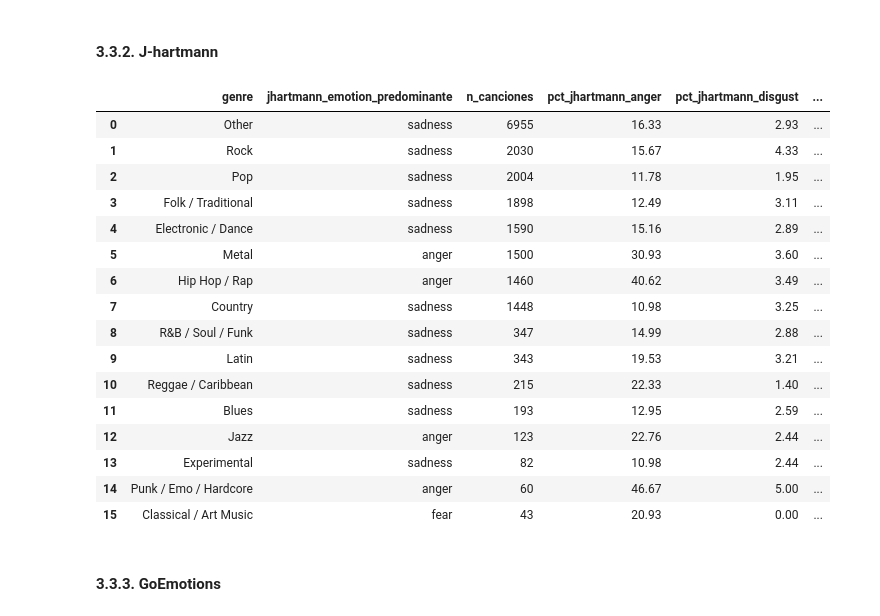
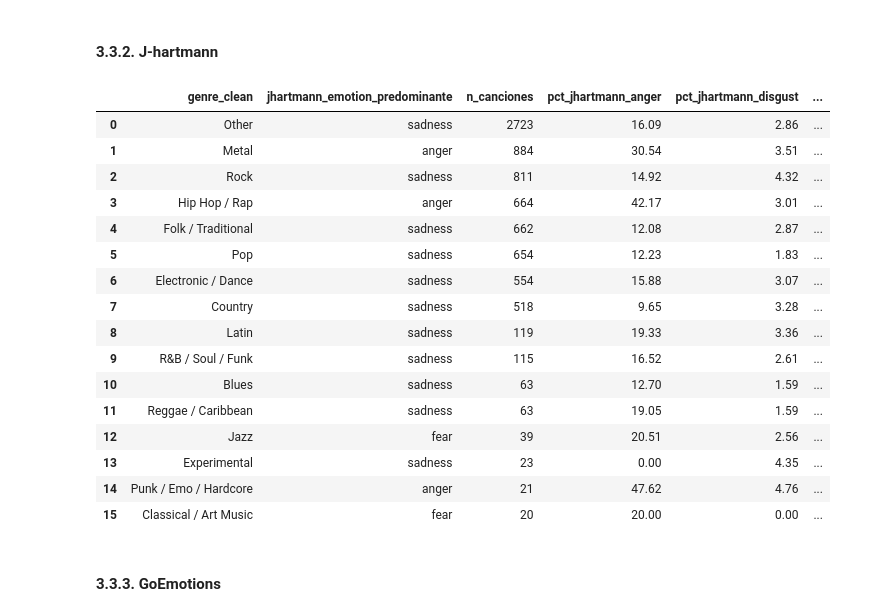
Before and after one commit to pacarma4/NLP, a Jupyter notebook: sentiment_analysis.ipynb, the cells around one changed output. Saved outputs shown, nothing was run; the diff lists cells and outputs as text; code cells hidden in the pictures.

```diff
--- a/sentiment_analysis.ipynb
+++ b/sentiment_analysis.ipynb
@@ -62,8 +62,9 @@ from transformers import AutoModelForSequenceClassification, AutoTokenizer
 Limpiar la letra sin destruir información útil para el sentimiento. En análisis de sentimiento no conviene eliminar stopwords agresivamente, porque palabras como not, never, no, without cambian completamente el significado.
 # %%
 # cargar dataset
-DATA_PATH = "outputs/songs_clean_by_genre_exploded_transformer.csv"
+#DATA_PATH = "outputs/songs_clean_by_genre_exploded_transformer.csv"
 
+DATA_PATH = "songs_with_years_processed.csv"
 df = pd.read_csv(DATA_PATH)
 
 print("Shape inicial:", df.shape)
@@ -632,7 +640,7 @@ for config in MODEL_CONFIGS:
     display(
         df_model_comparison[
             [
-                "artist",
+                "artist_clean",
                 "song",
                 config["output_col"],
                 config["score_col"],
@@ -999,13 +1081,10 @@ El `sentimiento_mayoritario` indica qué etiqueta aparece más veces dentro de u
 # %% [markdown]
 #### **3.3.2. J-hartmann**
 # %%
-
-# ============================================================
 # Porcentajes de emociones j-hartmann por género
-# ============================================================
 
 jhartmann_emotion_pct = pd.crosstab(
-    df_song_genre_models["genre"],
+    df_song_genre_models["genre_clean"],
     df_song_genre_models["jhartmann_emotion"],
     normalize="index"
 ) * 100
@@ -1050,75 +1129,74 @@ jhartmann_emotion_pct = (
     .reset_index()
 )
 
-# ============================================================
 # Número de canciones por género
-# ============================================================
+
 
 jhartmann_counts = (
     df_song_genre_models
-    .groupby("genre")
+    .groupby("genre_clean")
     .agg(n_canciones=("song_norm", "count"))
     .reset_index()
 )
 
-# ============================================================
+
 # Tabla final
-# ============================================================
+
 
 genre_jhartmann_final = jhartmann_counts.merge(
     jhartmann_emotion_pct,
-    on="genre",
+    on="genre_clean",
     how="left"
 )
 
 # Ordenar géneros alfabéticamente y crear índice 0, 1, 2...
 genre_jhartmann_final = (
     genre_jhartmann_final
     .sort_values("n_canciones", ascending=False)
     .reset_index(drop=True)
 )
 
 genre_jhartmann_final.insert(
     0,
     "genre_id",
     range(len(genre_jhartmann_final))
 )
 
 # Orden final de columnas
 cols_order = [
-    "genre",
+    "genre_clean",
     "jhartmann_emotion_predominante",
     "n_canciones",
     "pct_jhartmann_anger",
     "pct_jhartmann_disgust",
     "pct_jhartmann_fear",
     "pct_jhartmann_joy",
     "pct_jhartmann_neutral",
     "pct_jhartmann_sadness",
     "pct_jhartmann_surprise"
 ]
 
 genre_jhartmann_final = genre_jhartmann_final[cols_order]
 
 display(genre_jhartmann_final)
 # %% [output]
-|  | genre | jhartmann_emotion_predominante | n_canciones | pct_jhartmann_anger | pct_jhartmann_disgust | ... |
-| 0 | Other | sadness | 6955 | 16.33 | 2.93 | ... |
-| 1 | Rock | sadness | 2030 | 15.67 | 4.33 | ... |
-| 2 | Pop | sadness | 2004 | 11.78 | 1.95 | ... |
-| 3 | Folk / Traditional | sadness | 1898 | 12.49 | 3.11 | ... |
-| 4 | Electronic / Dance | sadness | 1590 | 15.16 | 2.89 | ... |
-| 5 | Metal | anger | 1500 | 30.93 | 3.60 | ... |
-| 6 | Hip Hop / Rap | anger | 1460 | 40.62 | 3.49 | ... |
-| 7 | Country | sadness | 1448 | 10.98 | 3.25 | ... |
-| 8 | R&B / Soul / Funk | sadness | 347 | 14.99 | 2.88 | ... |
-| 9 | Latin | sadness | 343 | 19.53 | 3.21 | ... |
-| 10 | Reggae / Caribbean | sadness | 215 | 22.33 | 1.40 | ... |
-| 11 | Blues | sadness | 193 | 12.95 | 2.59 | ... |
-| 12 | Jazz | anger | 123 | 22.76 | 2.44 | ... |
-| 13 | Experimental | sadness | 82 | 10.98 | 2.44 | ... |
-| 14 | Punk / Emo / Hardcore | anger | 60 | 46.67 | 5.00 | ... |
-| 15 | Classical / Art Music | fear | 43 | 20.93 | 0.00 | ... |
+|  | genre_clean | jhartmann_emotion_predominante | n_canciones | pct_jhartmann_anger | pct_jhartmann_disgust | ... |
+| 0 | Other | sadness | 2723 | 16.09 | 2.86 | ... |
+| 1 | Metal | anger | 884 | 30.54 | 3.51 | ... |
+| 2 | Rock | sadness | 811 | 14.92 | 4.32 | ... |
+| 3 | Hip Hop / Rap | anger | 664 | 42.17 | 3.01 | ... |
+| 4 | Folk / Traditional | sadness | 662 | 12.08 | 2.87 | ... |
+| 5 | Pop | sadness | 654 | 12.23 | 1.83 | ... |
+| 6 | Electronic / Dance | sadness | 554 | 15.88 | 3.07 | ... |
+| 7 | Country | sadness | 518 | 9.65 | 3.28 | ... |
+| 8 | Latin | sadness | 119 | 19.33 | 3.36 | ... |
+| 9 | R&B / Soul / Funk | sadness | 115 | 16.52 | 2.61 | ... |
+| 10 | Blues | sadness | 63 | 12.70 | 1.59 | ... |
+| 11 | Reggae / Caribbean | sadness | 63 | 19.05 | 1.59 | ... |
+| 12 | Jazz | fear | 39 | 20.51 | 2.56 | ... |
+| 13 | Experimental | sadness | 23 | 0.00 | 4.35 | ... |
+| 14 | Punk / Emo / Hardcore | anger | 21 | 47.62 | 4.76 | ... |
+| 15 | Classical / Art Music | fear | 20 | 20.00 | 0.00 | ... |
 # %% [markdown]
 #### **3.3.3. GoEmotions**
 # %%
```
Also changed, not shown: parts of 25 cells of this notebook.
